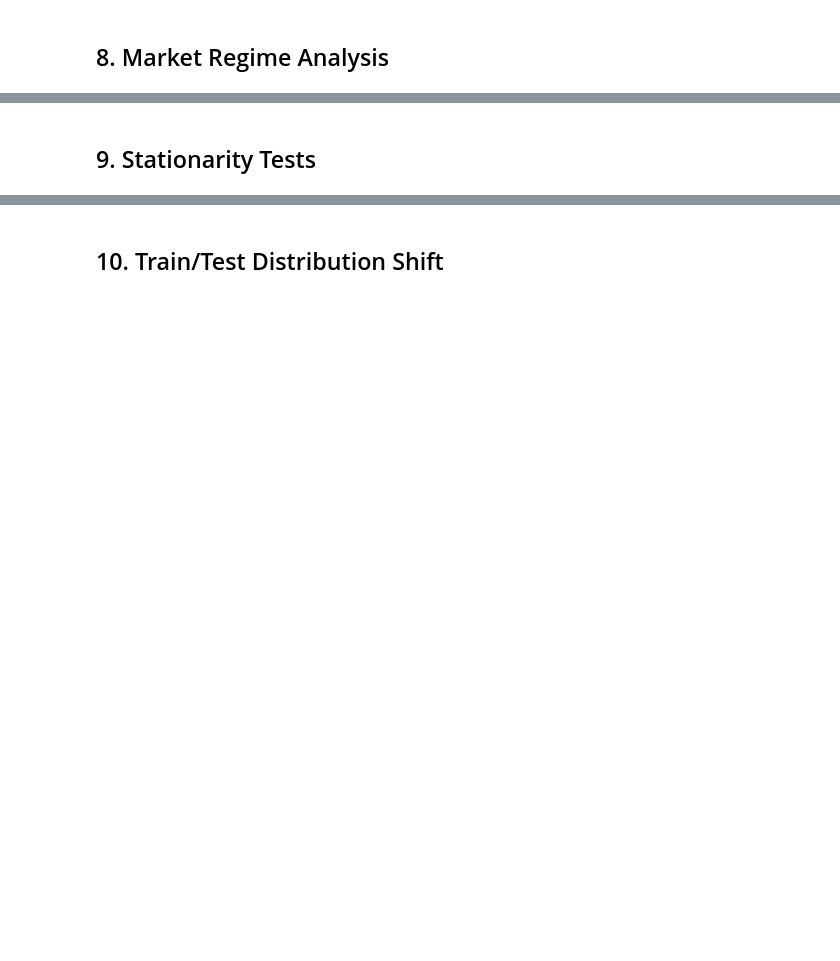
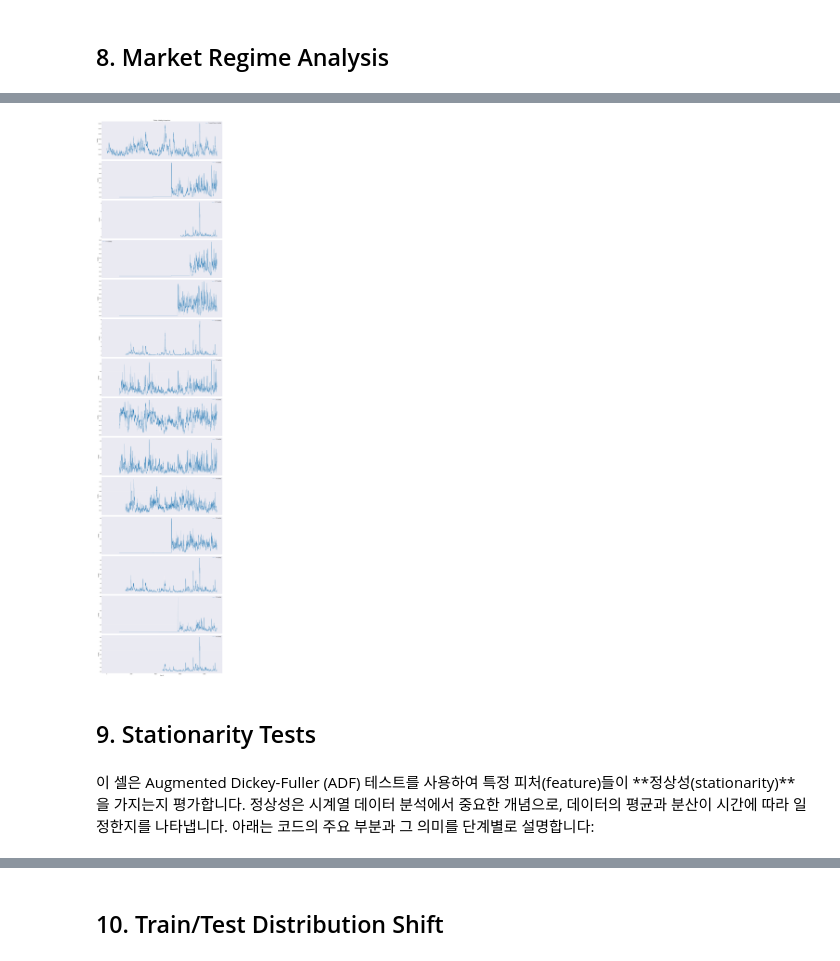
Before and after one commit to junreud/kaggle, a Jupyter notebook: Prediction_Market/notebooks/00_eda.ipynb, the cells around one changed output, grey strips where cells are left out. Saved outputs shown, nothing was run; the diff lists cells and outputs as text; code cells hidden in the pictures; blank space fills up the shorter version.

```diff
--- a/Prediction_Market/notebooks/00_eda.ipynb
+++ b/Prediction_Market/notebooks/00_eda.ipynb
@@ -261,5 +477,36 @@ print(regime_stats)
+# %%
+# Compare rolling volatility of V columns with forward_returns
+v_columns = [col for col in train_df.columns if col.startswith('V')]
+rolling_vol_v = train_df[v_columns].rolling(window).std()
+
+# Plot comparison
+fig, axes = plt.subplots(len(v_columns) + 1, 1, figsize=(16, 5 * (len(v_columns) + 1)), sharex=True)
+
+# Rolling volatility of forward_returns
+axes[0].plot(train_df['date_id'], train_df['rolling_vol'], linewidth=1, label='Forward Returns Volatility')
+axes[0].set_title('Rolling Volatility Comparison')
+axes[0].set_ylabel('Volatility')
+axes[0].legend()
+axes[0].grid(True, alpha=0.3)
+
+# Rolling volatility of V columns
+for idx, col in enumerate(v_columns):
+    axes[idx + 1].plot(train_df['date_id'], rolling_vol_v[col], linewidth=1, label=f'{col} Volatility')
+    axes[idx + 1].set_ylabel('Volatility')
+    axes[idx + 1].legend()
+    axes[idx + 1].grid(True, alpha=0.3)
+
+axes[-1].set_xlabel('Date ID')
+plt.tight_layout()
+plt.show()
+# %% [output]
+[figure, added]
 # %% [markdown]
 ## 9. Stationarity Tests
+# %% [markdown]
+이 셀은 Augmented Dickey-Fuller (ADF) 테스트를 사용하여 특정 피처(feature)들이
+**정상성(stationarity)**을 가지는지 평가합니다. 정상성은 시계열 데이터 분석에서 중요한 개념으로,
+데이터의 평균과 분산이 시간에 따라 일정한지를 나타냅니다. 아래는 코드의 주요 부분과 그 의미를 단계별로 설명합니다:
 # %%
 # Test stationarity for target and sample features
 test_features = [target] + [f for g, feats in loader.feature_groups.items()
```
Also changed, not shown: parts of 14 cells of this notebook, 10 other files.
